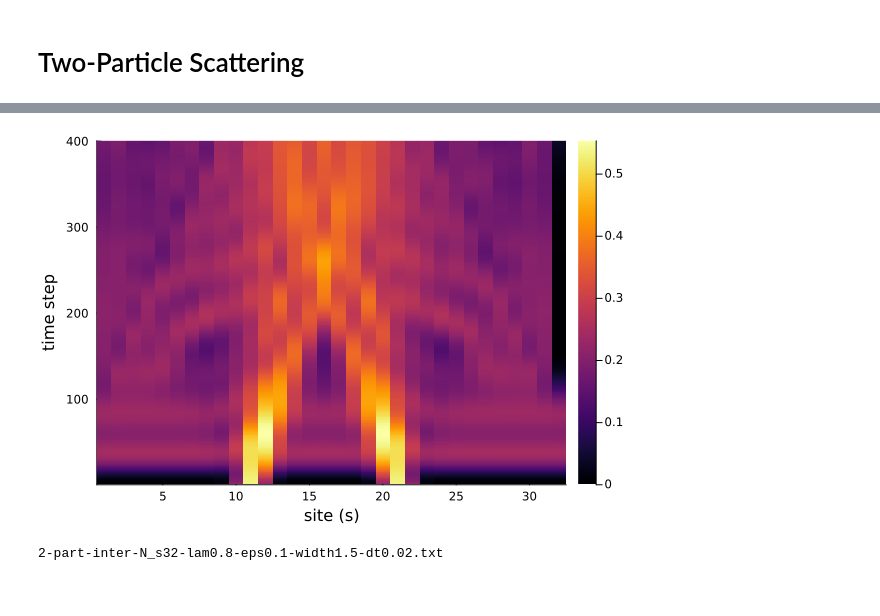
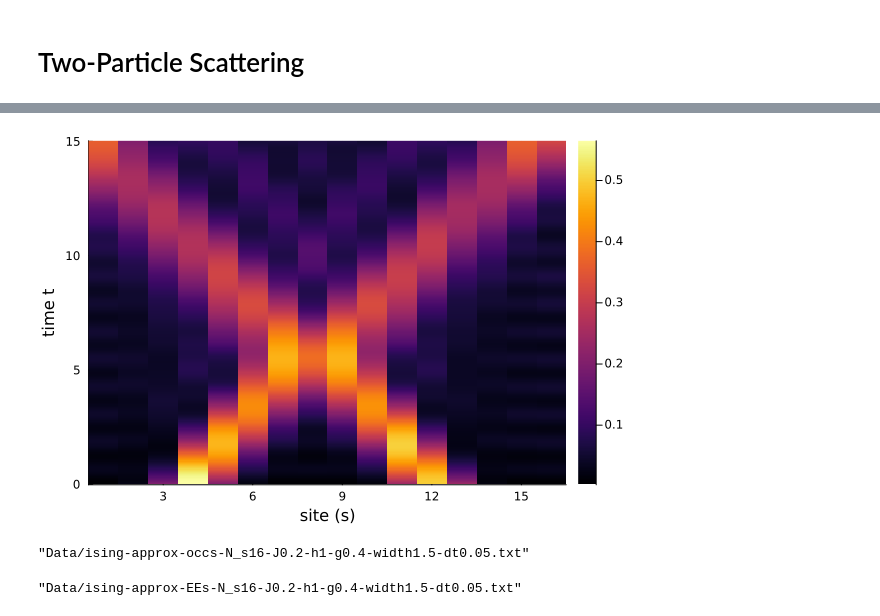
Before and after one commit to mhite926/qiskit-ising-scattering, a Jupyter notebook: ising-tebd-approx.ipynb, the cells around one changed output, grey strips where cells are left out. Drawn from its saved outputs; the diff is of its cells as text; code cells hidden in the pictures.

```diff
--- a/ising-tebd-approx.ipynb
+++ b/ising-tebd-approx.ipynb
@@ -173,16 +6,0 @@ end
-# %%
-plot_times = zeros((N_t))
-plot_occs = zeros((N_t, N_s))
-for i in 1:N_t
-    plot_times[i] = (i-1) * tau
-    for j in 1:N_s
-        plot_occs[i,j] = occs[i][j]
-    end
-end
-
-plot_sites = zeros((N_s))
-for i in 1:N_s
-    plot_sites[i] = i
-end
-
-heatmap(plot_occs, xlabel="site (s)", ylabel="time (t)")
@@ -288,9 +168,7 @@ println(magz)
 # %%
-# Make Time-Evolution Gates
-lam = 0.8
-tau = 0.02
-eps = 0.1
-N_t = 400
+# Make Time-Evolution Circuit
+tau = 0.05
+N_t = 300
 
 gates = ITensor[]
 for j in 1:N_s
@@ -304,22 +182,22 @@ for j in 1:N_s
     x1 = op("X", s1)
     x2 = op("X", s2)
 
-    hxx = - lam * x1 * x2
+    hxx = - J * x1 * x2
 
-    Gj = exp(-1im * tau / 2 * hxx)
+    Gj = exp(-1im * tau * hxx)
 
     push!(gates, Gj)
 
-    hz = - op("Z", s1)
-    Gj = exp(-1im * tau / 2 * hz)
+    hz = - h * op("Z", s1)
+    Gj = exp(-1im * tau * hz)
     push!(gates, Gj)
 
     z1 = op("Z", s1)
     z2 = op("Z", s2)
 
-    hzz = - eps * z1 * z2
+    hzz = -g * z1 * z2
 
-    Gj = exp(1im * tau / 2 * hzz)
+    Gj = exp(1im * tau * hzz)
     push!(gates, Gj)
 end
 
@@ -373,21 +291,21 @@ end
 #     end
 # end
 # %%
-plot_times = zeros((N_t))
-plot_occs = zeros((N_t, N_s))
-for i in 1:N_t
+plot_times = zeros((N_t+1))
+plot_occs = zeros((N_t+1, N_s))
+for i in 1:N_t+1
     plot_times[i] = (i - 1) * tau
     for j in 1:N_s
         plot_occs[i,j] = occs[i][j]
     end
 end
 
 plot_sites = zeros((N_s))
 for i in 1:N_s
     plot_sites[i] = i
 end
 
-heatmap(plot_occs, xlabel="site (s)", ylabel="time step")
+heatmap(plot_sites, plot_times, plot_occs, xlabel="site (s)", ylabel="time t")
 # %% [output]
-[figure, old version]
+[figure, new version]
 # %%
@@ -397,7 +317,7 @@ title *= "-eps" * string(eps)
 title *= "-width" * string(sigma)
 title *= "-dt" * string(tau) * ".txt"
 writedlm(title, plot_occs)
-# %%
-println(title)
-# %% [output]
-2-part-inter-N_s32-lam0.8-eps0.1-width1.5-dt0.02.txt
+# %%
+title
+# %% [output]
+"Data/ising-approx-occs-N_s16-J0.2-h1-g0.4-width1.5-dt0.05.txt"
@@ -403,0 +334,4 @@ println(title)
+# %%
+title
+# %% [output]
+"Data/ising-approx-EEs-N_s16-J0.2-h1-g0.4-width1.5-dt0.05.txt"
```
Also changed, not shown: parts of 22 cells of this notebook, 2 other files.
